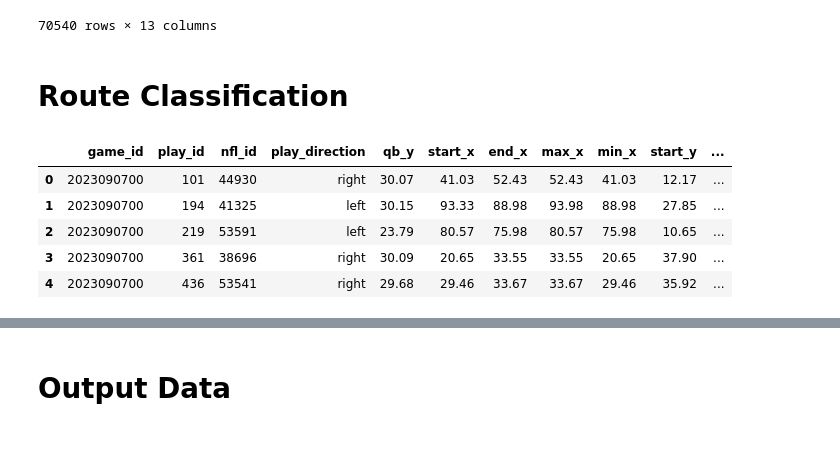
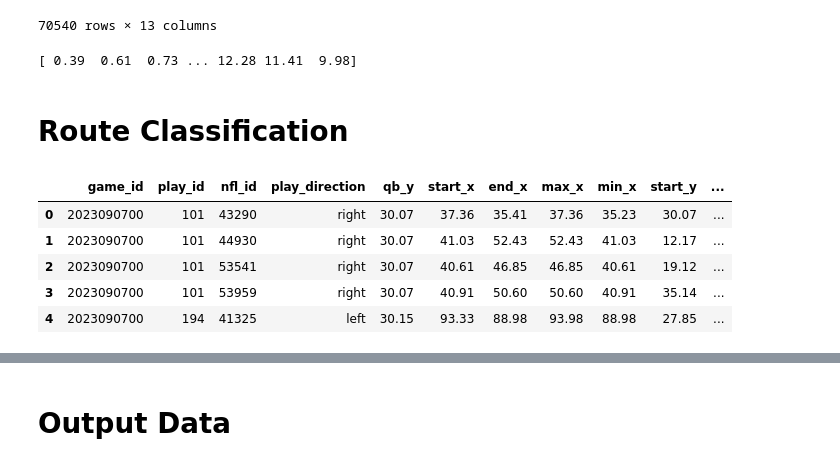
Before and after one commit to rjf2022/nfl-big-data-bowl, a Jupyter notebook: Offense.ipynb, the cells around one changed output, grey strips where cells are left out. Drawn from its saved outputs; the diff is of its cells as text; code cells hidden in the pictures.

Commit message:
Updates to the offense jupyter notebook to include accel thresholds as well as information dataframes

```diff
--- a/Offense.ipynb
+++ b/Offense.ipynb
@@ -96,13 +111,19 @@ angle_df.head()
 | 394836 | 2024010713 | 4018 | 52457 | Chase Claypool | 4 | left | 51.19 | 19.04 | 0.26 | 2.01 | ... |
 | 394837 | 2024010713 | 4018 | 52457 | Chase Claypool | 5 | left | 51.13 | 19.02 | 0.68 | 3.28 | ... |
 70540 rows × 13 columns
+# %%
+check = df_input['a'].unique()
+
+print(check)
+# %% [output]
+[ 0.39  0.61  0.73 ... 12.28 11.41  9.98]
 # %% [markdown]
 # Route Classification
 # %%
 #filter the input dataframe to rows needed for route classification
 route_df = df_input[
-    (df_input['player_side'] == 'Offense') & (df_input['player_role'] == 'Targeted Receiver') & (df_input['frame_id'] <= 46)
-    ][['game_id', 'play_id', 'nfl_id', 'play_direction', 'frame_id', 'x', 'y']].sort_values(
+    (df_input['player_side'] == 'Offense') & (df_input['frame_id'] <= 46)
+    ][['game_id', 'play_id', 'nfl_id', 'play_direction', 'frame_id', 'x', 'y', 'a']].sort_values(
         ['game_id', 'play_id', 'nfl_id', 'frame_id']
     ).copy()
 
@@ -119,7 +140,8 @@ route_summary = (route_df.groupby(['game_id', 'play_id', 'nfl_id', 'play_directi
         start_y=('y', 'first'),
         end_y=('y', 'last'),
         max_y=('y', 'max'),
-        min_y=('y', 'min')
+        min_y=('y', 'min'),
+        last_a=('a', 'last')
     )
 )
 
@@ -138,12 +160,16 @@ route_summary['side_of_formation'] = np.where(
     )
 )
 
+#speed thresholds
+cutoff_speed = 5.0
+
 #function to classify routes based on deltas
 def classify_route(row):
     dx = row['delta_x']
     dy = row['delta_y']
     sof = row['side_of_formation']
     direction = row['play_direction']
+    accel = row['last_a']
     dis = row.get('furthest_x', None)  # safe get, in case it's missing
 
     # Short routes (Slant, Flat, Screen)
@@ -180,11 +206,11 @@ def classify_route(row):
                     return 'Screen'
 
     # Hitch
-    elif 3 < dx <= 7 and abs(dy) <= 2:
+    elif 3 < dx <= 7 and abs(dy) <= 2 and accel <= cutoff_speed:
         return 'Hitch'
 
     # Quick routes (short cross/out)
-    elif 3 < dx <= 7 and abs(dy) > 2:
+    elif 3 < dx <= 7 and abs(dy) > 2 and accel >= cutoff_speed:
         if direction == 'right':
             if sof == 'right' and dy > 0:
                 return 'Quick Out'
@@ -206,7 +232,7 @@ def classify_route(row):
 
     # Intermediate routes (curl/comeback/in/out)
     elif 7 < dx <= 12:
-        if abs(dy) >= 5:
+        if abs(dy) >= 5 and accel >= cutoff_speed:
             # Deep In/Out classification
             if direction == 'right':
                 if sof == 'right':
@@ -218,7 +244,7 @@ def classify_route(row):
                     return 'Deep Out' if dy > 0 else 'Deep In'
                 elif sof == 'left':
                     return 'Deep In' if dy > 0 else 'Deep Out'
-        elif abs(dy) < 5:
+        elif abs(dy) < 5 and accel <= cutoff_speed:
             # Curl/Comeback classification
             if direction == 'right':
                 if sof == 'right':
@@ -228,35 +254,35 @@ def classify_route(row):
             elif direction == 'left':
                 if sof == 'right':
                     return 'Comeback' if dy > 0 else 'Curl'
                 elif sof == 'left':
                     return 'Curl' if dy > 0 else 'Comeback'
 
     # Deep routes (Go, Post, Corner)
     elif dx > 12:
         if abs(dy) < 5:
             return 'Go'
         elif abs(dy) >= 5:
             if direction == 'right':
                 if sof == 'right':
                     return 'Post' if dy > 0 else 'Corner'
                 elif sof == 'left':
                     return 'Corner' if dy > 0 else 'Post'
             elif direction == 'left':
                 if sof == 'right':
                     return 'Corner' if dy > 0 else 'Post'
                 elif sof == 'left':
                     return 'Post' if dy > 0 else 'Corner'
 
     # Default case if none of the above match
     return 'Other'
 
 route_summary['route'] = route_summary.apply(classify_route, axis=1)
 
 route_summary.head()
 # %% [output]
 |  | game_id | play_id | nfl_id | play_direction | qb_y | start_x | end_x | max_x | min_x | start_y | ... |
-| 0 | 2023090700 | 101 | 44930 | right | 30.07 | 41.03 | 52.43 | 52.43 | 41.03 | 12.17 | ... |
-| 1 | 2023090700 | 194 | 41325 | left | 30.15 | 93.33 | 88.98 | 93.98 | 88.98 | 27.85 | ... |
-| 2 | 2023090700 | 219 | 53591 | left | 23.79 | 80.57 | 75.98 | 80.57 | 75.98 | 10.65 | ... |
-| 3 | 2023090700 | 361 | 38696 | right | 30.09 | 20.65 | 33.55 | 33.55 | 20.65 | 37.90 | ... |
-| 4 | 2023090700 | 436 | 53541 | right | 29.68 | 29.46 | 33.67 | 33.67 | 29.46 | 35.92 | ... |
+| 0 | 2023090700 | 101 | 43290 | right | 30.07 | 37.36 | 35.41 | 37.36 | 35.23 | 30.07 | ... |
+| 1 | 2023090700 | 101 | 44930 | right | 30.07 | 41.03 | 52.43 | 52.43 | 41.03 | 12.17 | ... |
+| 2 | 2023090700 | 101 | 53541 | right | 30.07 | 40.61 | 46.85 | 46.85 | 40.61 | 19.12 | ... |
+| 3 | 2023090700 | 101 | 53959 | right | 30.07 | 40.91 | 50.60 | 50.60 | 40.91 | 35.14 | ... |
+| 4 | 2023090700 | 194 | 41325 | left | 30.15 | 93.33 | 88.98 | 93.98 | 88.98 | 27.85 | ... |
```
Also changed, not shown: parts of 13 cells of this notebook.
